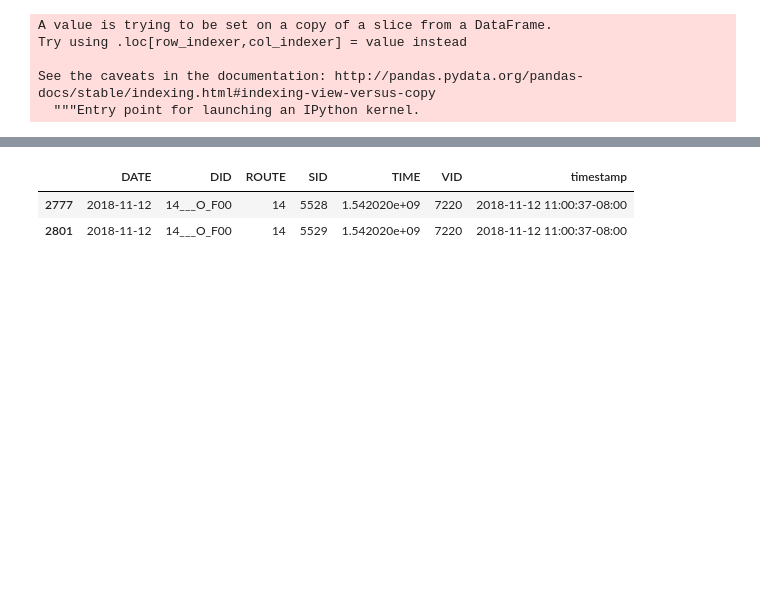
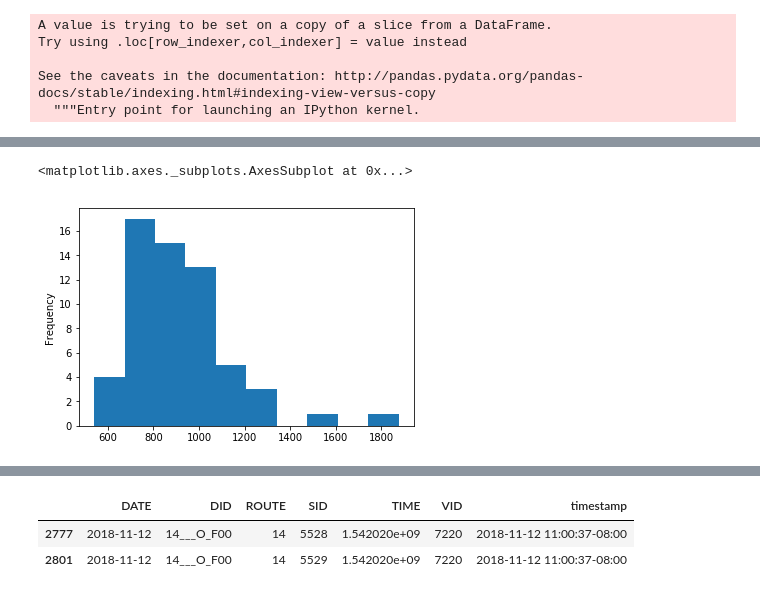
Before and after one commit to trynmaps/opentransit-metrics, a Jupyter notebook: mykelu/getroutes.ipynb, the cells around one changed output, grey strips where cells are left out. Saved outputs shown, nothing was run; the diff lists cells and outputs as text; code cells hidden in the pictures; blank space fills up the shorter version.

```diff
--- a/mykelu/getroutes.ipynb
+++ b/mykelu/getroutes.ipynb
@@ -46,4 +49,4 @@ Try using .loc[row_indexer,col_indexer] = value instead
 See the caveats in the documentation: http://pandas.pydata.org/pandas-docs/stable/indexing.html#indexing-view-versus-copy
   """Entry point for launching an IPython kernel.
 # %%
-sample_trips.pivot_table(values = ['triplength'], index = ['VID', 'timestampstart'], aggfunc = np.min)
+trip_times = sample_trips.pivot_table(values = ['triplength'], index = ['VID', 'timestampstart'], aggfunc = np.min)
@@ -68,0 +67,5 @@ sample_trips.pivot_table(values = ['triplength'], index = ['VID', 'timestampstar
+# %%
+trip_times['triplength'].plot('hist')
+# %% [output]
+<matplotlib.axes._subplots.AxesSubplot at 0x...>
+[figure, added]
```
Also changed, not shown: parts of 19 cells of this notebook, 3 other files.
